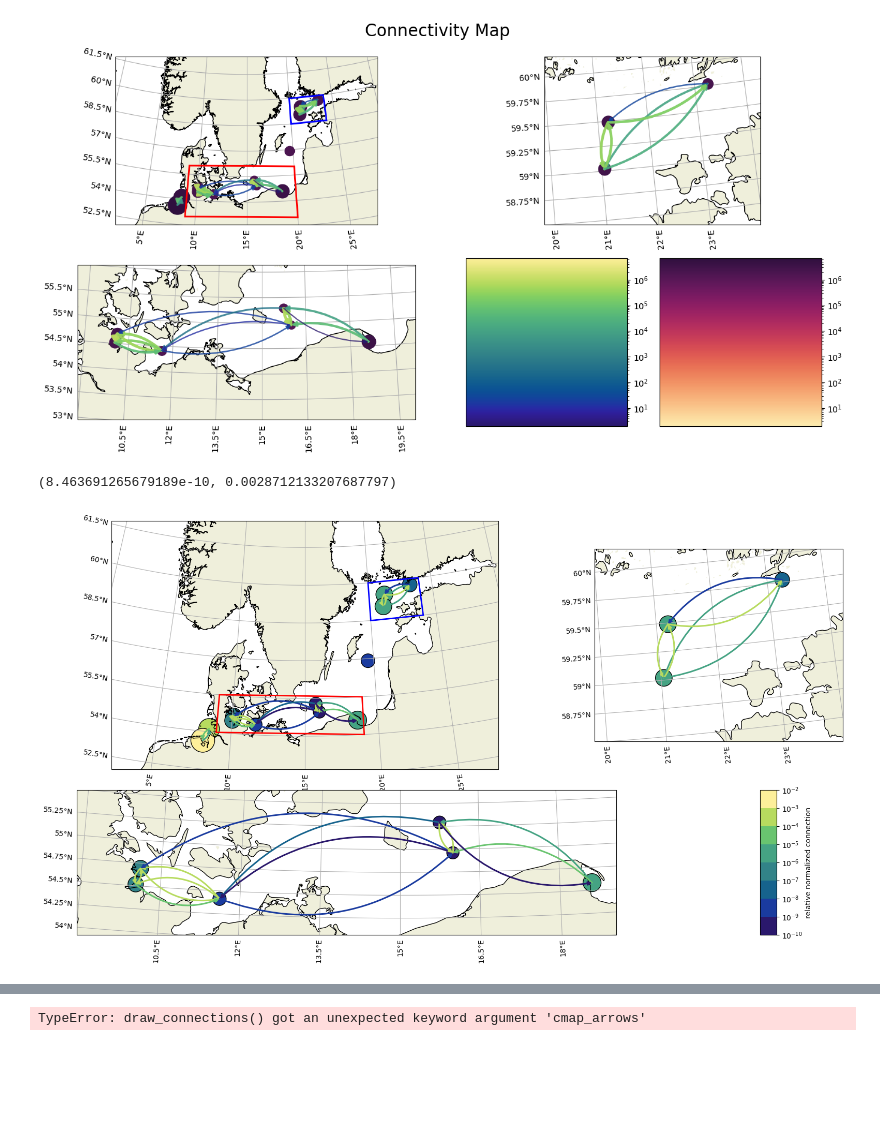
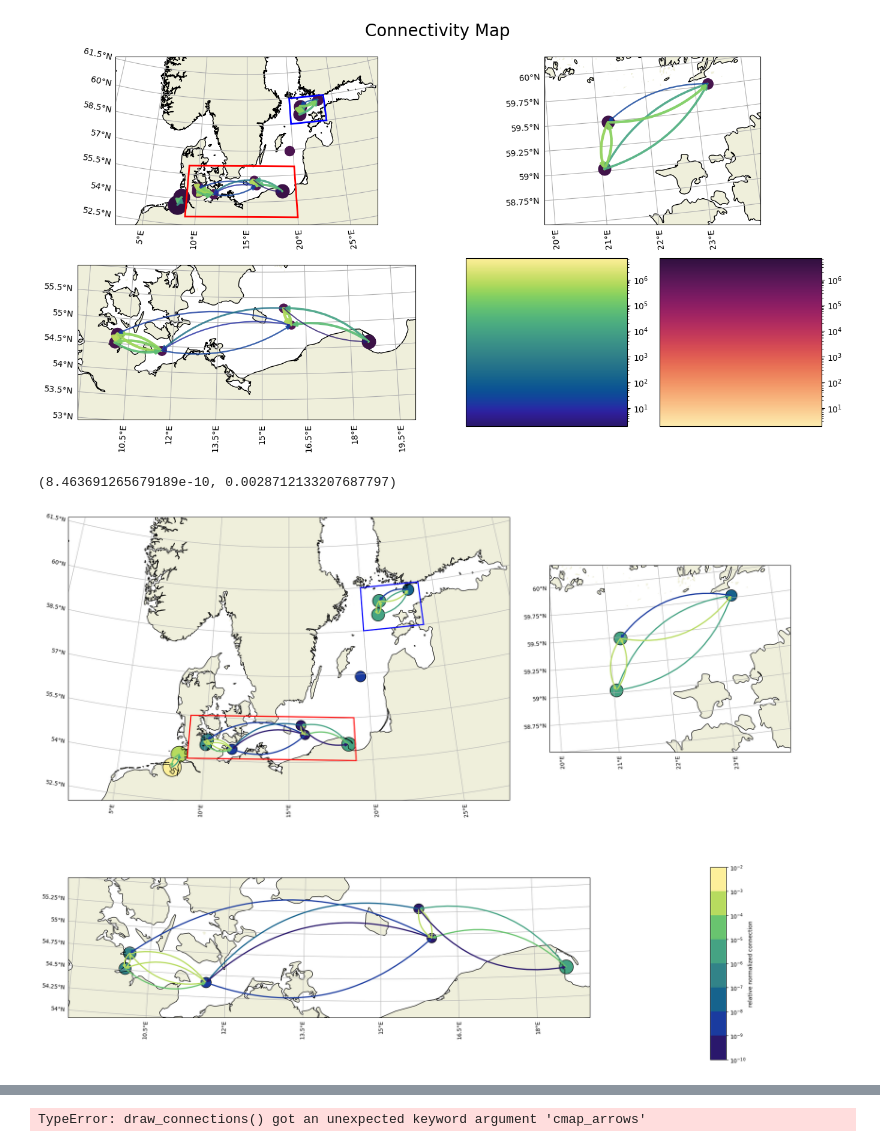
Before and after one commit to geomar-od-lagrange/2025_copepods, a Jupyter notebook: notebooks/SiteComparisonVoronoi.ipynb, the cells around one changed output, grey strips where cells are left out. Drawn from its saved outputs; the diff is of its cells as text; code cells hidden in the pictures; blank space fills up the shorter version.

```diff
--- a/notebooks/SiteComparisonVoronoi.ipynb
+++ b/notebooks/SiteComparisonVoronoi.ipynb
@@ -566,16 +566,16 @@ def make_connectivitymap(
         (cmap_arrows, bounds_arrows, fmt, norm_arrows) = define_cmap(cmap_arrows, cmdiscrete=True, value_min=min_connection, value_max=max_connection)
         cmap_scatter = read_cmap(cmap_scatter)
 
-        fig = plt.figure(figsize=mapsize)
+        fig = plt.figure(figsize=(20,16))
 
         # Main Map in top left
-        ax_main = fig.add_axes([0, 0.4, 0.6, 0.6], projection=map_projection)
+        ax_main = fig.add_axes([0.05, 0.4, 0.55, 0.55], projection=map_projection)
         basemap(ax_main)
         draw_connections(ax_main, matrix, cmap=cmap_arrows)
         scatter = draw_self_connections(ax_main, matrix, cmap=cmap_arrows)
 
         # Zoom onto north baltic in top right
-        ax_northbaltic = fig.add_axes([0.65, 0.4, 0.3, 0.6], projection=map_projection)
+        ax_northbaltic = fig.add_axes([0.65, 0.4, 0.3, 0.55], projection=map_projection)
         basemap(ax_northbaltic)
         northbaltic_extent = [20, 24, 58.5, 60,]
         ax_northbaltic.set_extent(northbaltic_extent, PlateCarree())
@@ -583,45 +583,37 @@ def make_connectivitymap(
         draw_self_connections(ax_northbaltic, matrix, cmap=cmap_arrows)
 
         # Zoom onto west baltic in bottom left
-        ax_westbaltic = fig.add_axes([0, 0, 0.7, 0.35], projection=map_projection)
+        ax_westbaltic = fig.add_axes([0.05, 0.05, 0.65, 0.35], projection=map_projection)
         basemap(ax_westbaltic)
         westbaltic_extent = [9,19,54,55.5,]
         ax_westbaltic.set_extent(westbaltic_extent, PlateCarree())
         draw_connections(ax_westbaltic, matrix, cmap=cmap_arrows)
         draw_self_connections(ax_westbaltic, matrix, cmap=cmap_arrows)
 
-        # plt.setp(axs.flatten()[3].spines.values(), color="white")
-        # Draw colorbars
-        # cax_scatter = fig.add_axes([0.65, 0, 0.05, 0.35])
-        # self_connections = [matrix[i][i] for i in matrix.index]
-        # min_connection, max_connection = min(self_connections), max(self_connections)
-        # norm = LogNorm(vmin=min_connection, vmax=max_connection)
-        # plt.colorbar(ScalarMappable(norm, cmap_arrows), cax=cax_scatter, label="relative normalized selfconnection")
-
-        cax_arrows = fig.add_axes([0.85, 0, 0.02, 0.35])
+        cax_arrows = fig.add_axes([0.85, 0.05, 0.02, 0.3])
         fig.colorbar(ScalarMappable(norm_arrows, cmap_arrows), cax=cax_arrows, label="relative normalized connection")
         cax_arrows.minorticks_off()
 
         westbaltic_xy, westbaltic_width, westbaltic_height = extent_to_rectangle(westbaltic_extent)
         ax_main.add_patch(Rectangle(
                 westbaltic_xy, westbaltic_width, westbaltic_height,
                 fill=False, color='red', lw=2, zorder=100, transform=Geodetic(),
         ))
 
         northbaltic_xy, northbaltic_width, northbaltic_height = extent_to_rectangle(northbaltic_extent)
         ax_main.add_patch(Rectangle(
                 northbaltic_xy, northbaltic_width, northbaltic_height,
                 fill=False, color='blue', lw=2, zorder=100, transform=Geodetic(),
         ))
         if filename is not None:
                 plt.savefig(Path(figure_outpath, filename), format="pdf")
         plt.show()
 
 matrix=df_cmatrix_normalized_relative.copy()
 make_connectivitymap(matrix=matrix, filename="ConnectivityMap.pdf")
 # %% [output]
 (8.463691265679189e-10, 0.0028712133207687797)
-[figure, old version]
+[figure, new version]
 # %%
 df_cmatrix_normalized_relative
 # %% [output]
```
Also changed, not shown: 1 other file.
